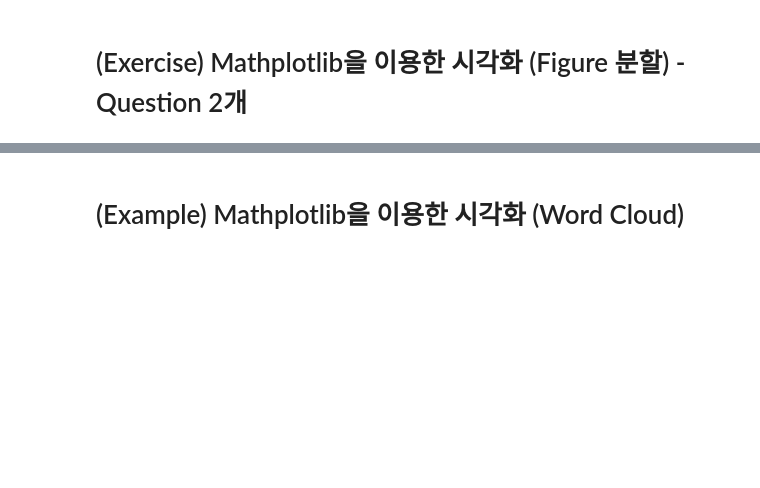
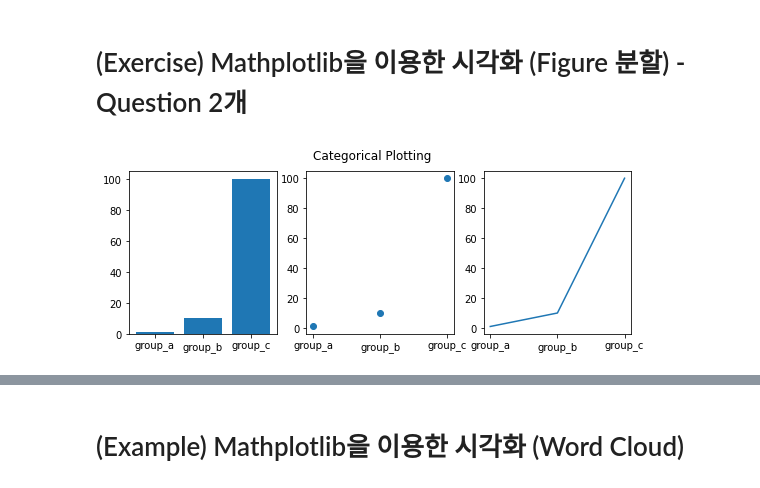
Before and after one commit to oms1226/20211018_1029_cdsipython, a Jupyter notebook: week1_day4_5/[CDS]_Study_Code_Data_visualization_part_r0.ipynb, the cells around one changed output, grey strips where cells are left out. Saved outputs shown, nothing was run; the diff lists cells and outputs as text; code cells hidden in the pictures; blank space fills up the shorter version.

```diff
--- a/week1_day4_5/[CDS]_Study_Code_Data_visualization_part_r0.ipynb
+++ b/week1_day4_5/[CDS]_Study_Code_Data_visualization_part_r0.ipynb
@@ -12,28 +15,35 @@ import numpy as np
 # %%
 # subplot Question 1
 # names : group_a, group_b, group_c
 # values : 1, 10, 100
 # To-do 1 (변수 설정)
+names = np.array(['group_a', 'group_b', 'group_c'])
+values = np.array([1, 10, 100])
+plt.figure(1, figsize=(9,3))
 
-plt.figure(1, figsize=(9,3))
 
 # To-do 2 (bar plot)
 # position(1,3,1)
 # x(names), y(values)
-
+plt.subplot(1,3,1)
+plt.bar(names, values)
 
 # To-do 3 (Scatter plot)
 # position(1,3,2)
 # x(names), y(values)
-
+plt.subplot(1,3,2)
+plt.scatter(names, values)
 
 # To-do 4 (plot)
 # position(1,3,3)
 # x(names), y(values)
-
+plt.subplot(1,3,3)
+plt.plot(names, values)
 
 plt.suptitle('Categorical Plotting')
 plt.show()
+# %% [output]
+[figure, added]
 # %%
 # subplot Question 2
 # names : group_a, group_b, group_c, group_d
```
Also changed, not shown: parts of 55 cells of this notebook.
